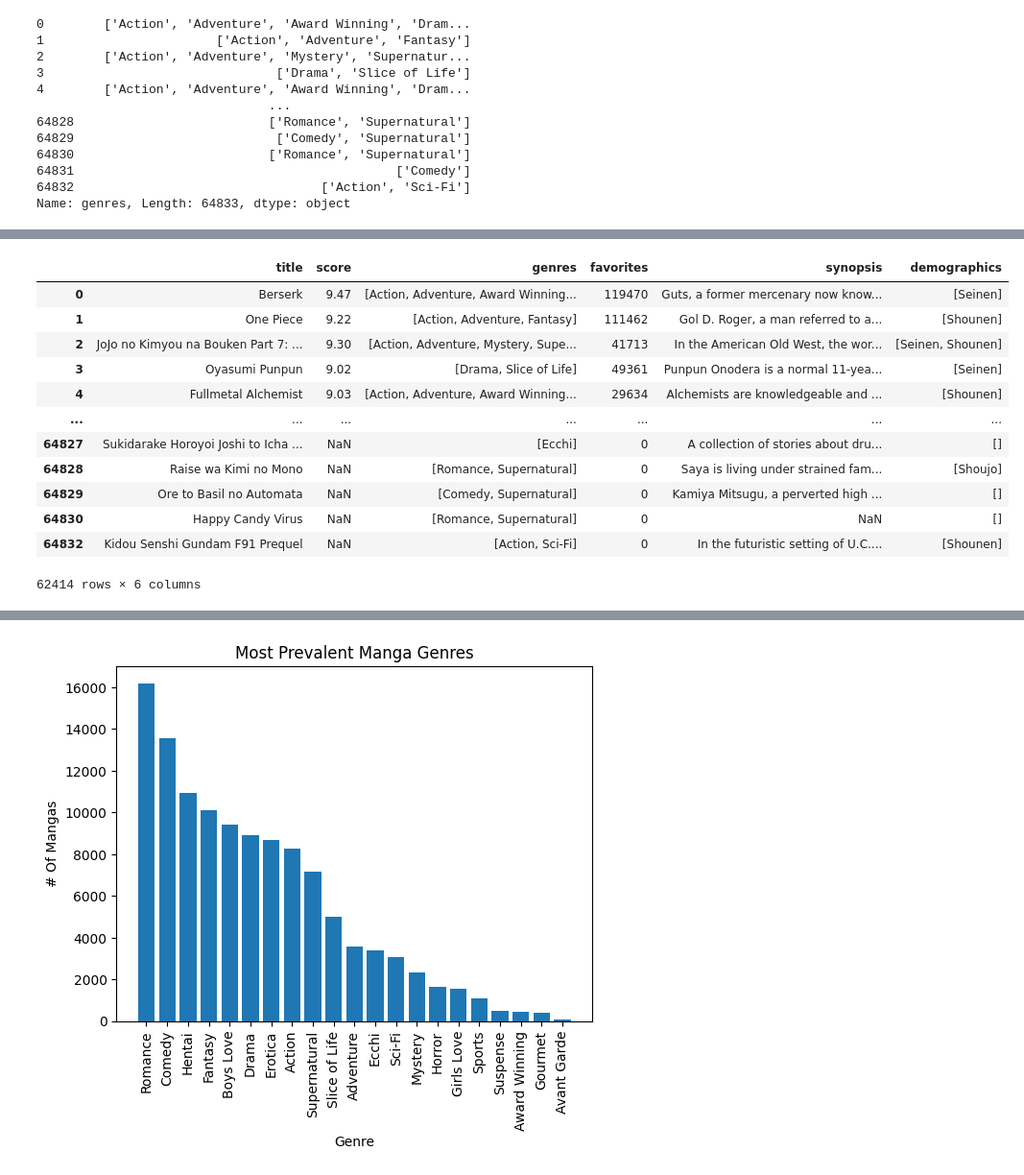
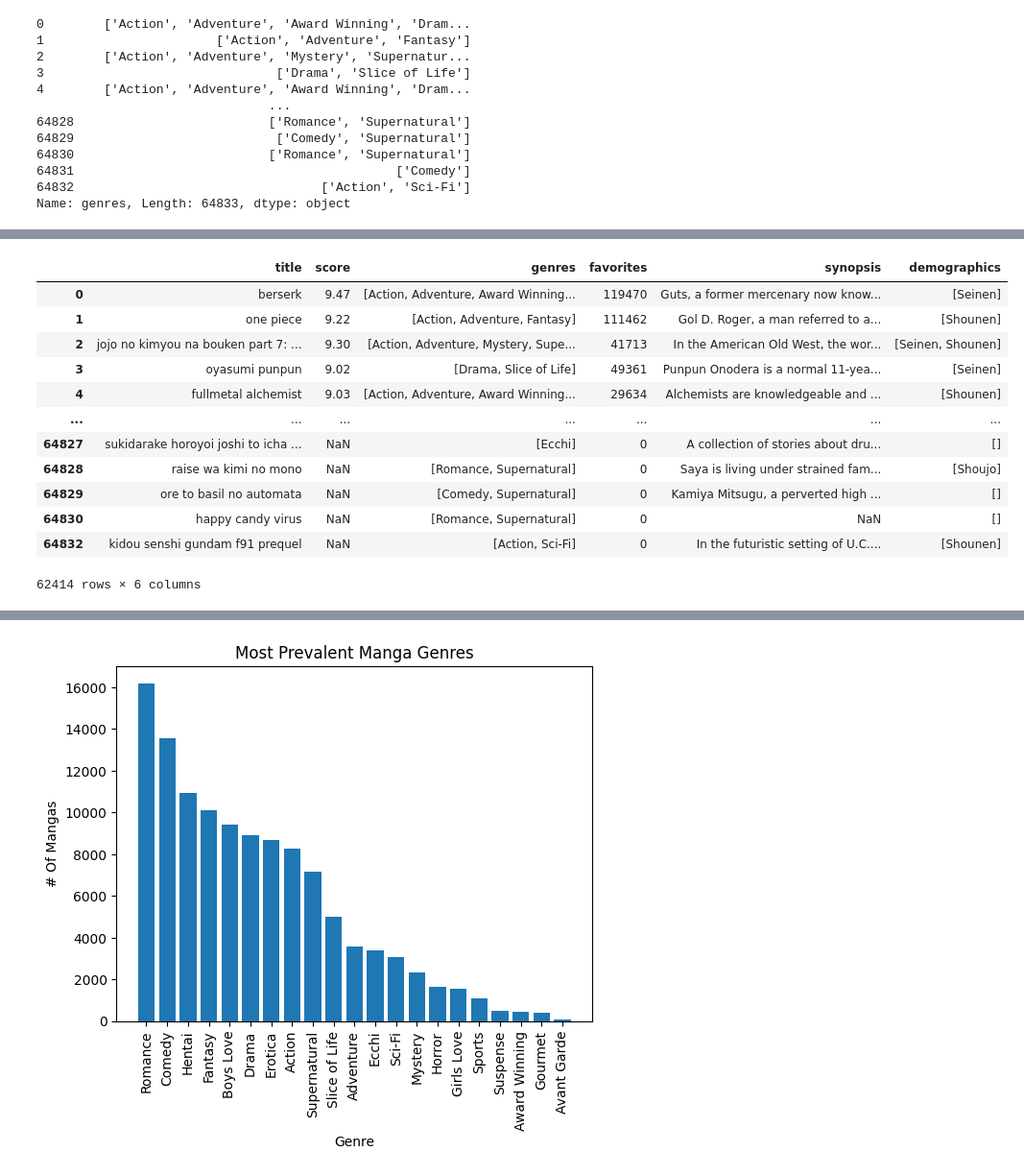
Before and after one commit to GlassesNoGlasses/PythonProjects, a Jupyter notebook: Weeb-Recommendations/manga_rec.ipynb, the cells around one changed output, grey strips where cells are left out. Shown at 96% size. Cells and saved outputs as stored; diff of their text form; code cells hidden in the pictures.

```diff
--- a/Weeb-Recommendations/manga_rec.ipynb
+++ b/Weeb-Recommendations/manga_rec.ipynb
@@ -76,26 +76,27 @@ unique_genres
 # %%
 # fetch title, score, and genres of manga from the dataframe
 data = manga_df[['title', 'score', 'genres', 'favorites', 'synopsis', 'demographics']]
 
 # convert genres to list
 data = data.drop_duplicates(subset='title')
 data['genres'] = data['genres'].apply(lambda x: ast.literal_eval(x))
 data['demographics'] = data['demographics'].apply(lambda x: ast.literal_eval(x))
 data.dropna(subset=['title'], inplace=True)
+data['title'] = data.loc[:, 'title'].apply(lambda x: x.strip().lower())
 data
 # %% [output]
 |  | title | score | genres | favorites | synopsis | demographics |
-| 0 | Berserk | 9.47 | [Action, Adventure, Award Winning... | 119470 | Guts, a former mercenary now know... | [Seinen] |
-| 1 | One Piece | 9.22 | [Action, Adventure, Fantasy] | 111462 | Gol D. Roger, a man referred to a... | [Shounen] |
-| 2 | JoJo no Kimyou na Bouken Part 7: ... | 9.30 | [Action, Adventure, Mystery, Supe... | 41713 | In the American Old West, the wor... | [Seinen, Shounen] |
-| 3 | Oyasumi Punpun | 9.02 | [Drama, Slice of Life] | 49361 | Punpun Onodera is a normal 11-yea... | [Seinen] |
-| 4 | Fullmetal Alchemist | 9.03 | [Action, Adventure, Award Winning... | 29634 | Alchemists are knowledgeable and ... | [Shounen] |
+| 0 | berserk | 9.47 | [Action, Adventure, Award Winning... | 119470 | Guts, a former mercenary now know... | [Seinen] |
+| 1 | one piece | 9.22 | [Action, Adventure, Fantasy] | 111462 | Gol D. Roger, a man referred to a... | [Shounen] |
+| 2 | jojo no kimyou na bouken part 7: ... | 9.30 | [Action, Adventure, Mystery, Supe... | 41713 | In the American Old West, the wor... | [Seinen, Shounen] |
+| 3 | oyasumi punpun | 9.02 | [Drama, Slice of Life] | 49361 | Punpun Onodera is a normal 11-yea... | [Seinen] |
+| 4 | fullmetal alchemist | 9.03 | [Action, Adventure, Award Winning... | 29634 | Alchemists are knowledgeable and ... | [Shounen] |
 | ... | ... | ... | ... | ... | ... | ... |
-| 64827 | Sukidarake Horoyoi Joshi to Icha ... | NaN | [Ecchi] | 0 | A collection of stories about dru... | [] |
-| 64828 | Raise wa Kimi no Mono | NaN | [Romance, Supernatural] | 0 | Saya is living under strained fam... | [Shoujo] |
-| 64829 | Ore to Basil no Automata | NaN | [Comedy, Supernatural] | 0 | Kamiya Mitsugu, a perverted high ... | [] |
-| 64830 | Happy Candy Virus | NaN | [Romance, Supernatural] | 0 | NaN | [] |
-| 64832 | Kidou Senshi Gundam F91 Prequel | NaN | [Action, Sci-Fi] | 0 | In the futuristic setting of U.C.... | [Shounen] |
+| 64827 | sukidarake horoyoi joshi to icha ... | NaN | [Ecchi] | 0 | A collection of stories about dru... | [] |
+| 64828 | raise wa kimi no mono | NaN | [Romance, Supernatural] | 0 | Saya is living under strained fam... | [Shoujo] |
+| 64829 | ore to basil no automata | NaN | [Comedy, Supernatural] | 0 | Kamiya Mitsugu, a perverted high ... | [] |
+| 64830 | happy candy virus | NaN | [Romance, Supernatural] | 0 | NaN | [] |
+| 64832 | kidou senshi gundam f91 prequel | NaN | [Action, Sci-Fi] | 0 | In the futuristic setting of U.C.... | [Shounen] |
 62414 rows × 6 columns
 # %%
 # visualize data
```
Also changed, not shown: parts of 20 cells of this notebook.
